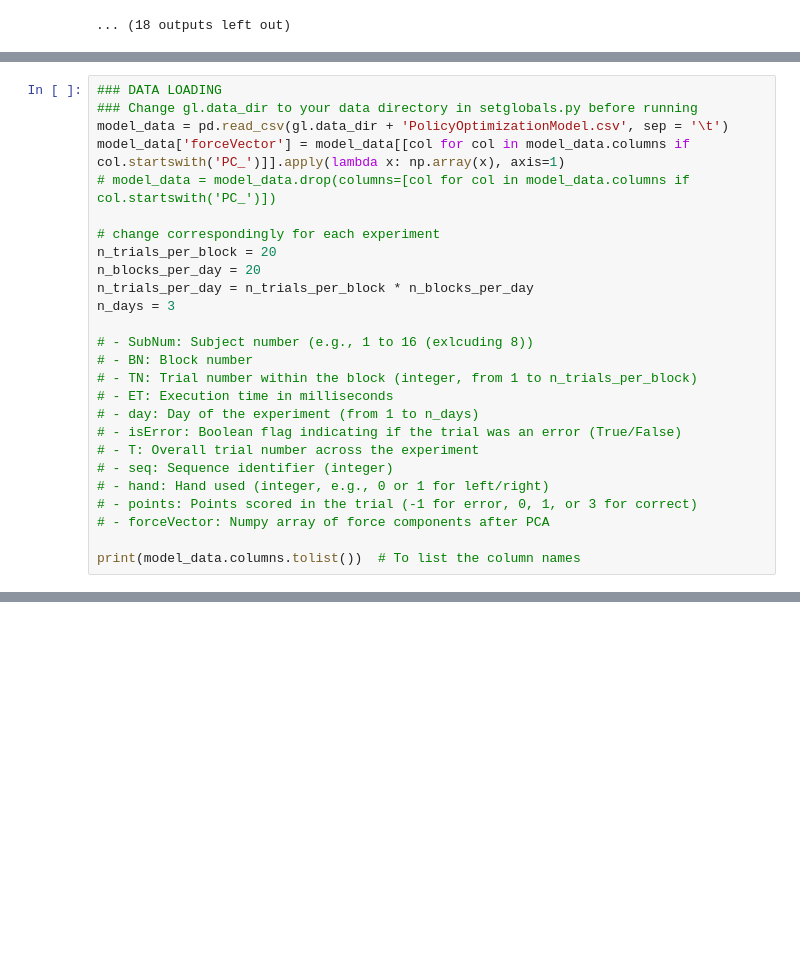
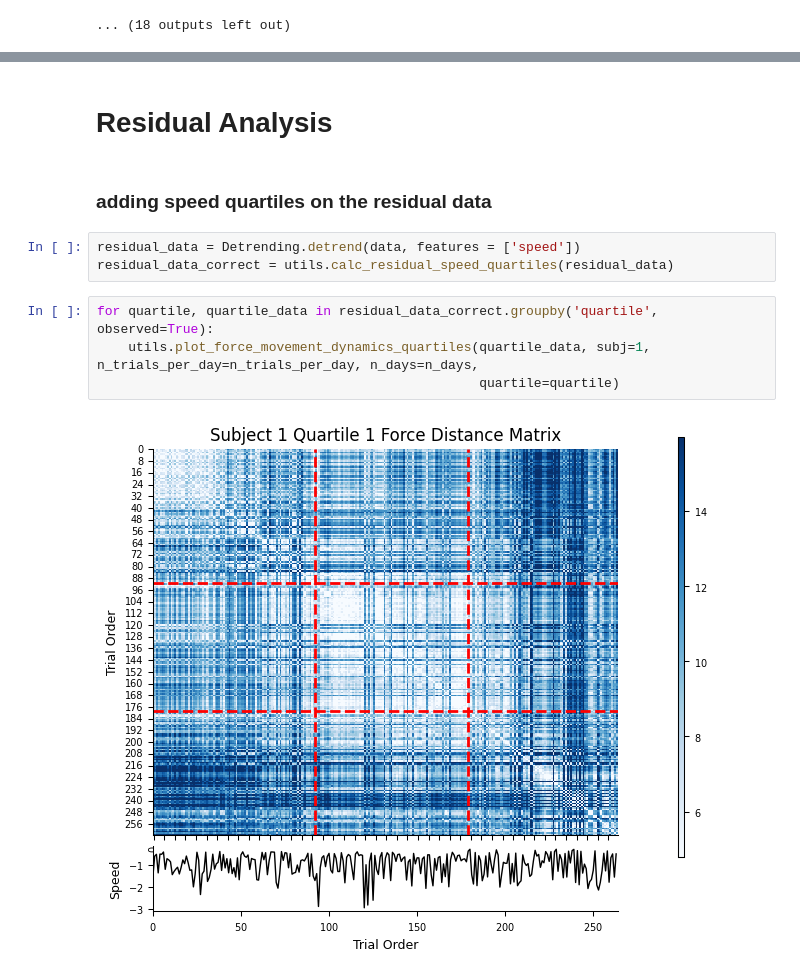
Before and after one commit to manazerzadeh/SequenceLearningDynamics, a Jupyter notebook: LearningDynamicsModel.ipynb, the cells around one changed output, grey strips where cells are left out. Cells and saved outputs as stored; diff of their text form; blank space fills up the shorter version.

Commit message:
Quartile analysis updated

```diff
--- a/LearningDynamicsModel.ipynb
+++ b/LearningDynamicsModel.ipynb
@@ -163,26 +161,0 @@ train_r2s, test_r2s = utils.plot_residual_fits(residual_data_correct)
-# %%
-### DATA LOADING
-### Change gl.data_dir to your data directory in setglobals.py before running
-model_data = pd.read_csv(gl.data_dir + 'PolicyOptimizationModel.csv', sep = '\t')
-model_data['forceVector'] = model_data[[col for col in model_data.columns if col.startswith('PC_')]].apply(lambda x: np.array(x), axis=1)
-# model_data = model_data.drop(columns=[col for col in model_data.columns if col.startswith('PC_')])
-
-# change correspondingly for each experiment
-n_trials_per_block = 20
-n_blocks_per_day = 20
-n_trials_per_day = n_trials_per_block * n_blocks_per_day
-n_days = 3
-
-# - SubNum: Subject number (e.g., 1 to 16 (exlcuding 8))
-# - BN: Block number
-# - TN: Trial number within the block (integer, from 1 to n_trials_per_block)
-# - ET: Execution time in milliseconds
-# - day: Day of the experiment (from 1 to n_days)
-# - isError: Boolean flag indicating if the trial was an error (True/False)
-# - T: Overall trial number across the experiment
-# - seq: Sequence identifier (integer)
-# - hand: Hand used (integer, e.g., 0 or 1 for left/right)
-# - points: Points scored in the trial (-1 for error, 0, 1, or 3 for correct)
-# - forceVector: Numpy array of force components after PCA
-
-print(model_data.columns.tolist())  # To list the column names
@@ -386,0 +184,13 @@ Test R^2: -0.0004
+# %% [markdown]
+# Residual Analysis
+# %% [markdown]
+### adding speed quartiles on the residual data
+# %%
+residual_data = Detrending.detrend(data, features = ['speed'])
+residual_data_correct = utils.calc_residual_speed_quartiles(residual_data)
+# %%
+for quartile, quartile_data in residual_data_correct.groupby('quartile', observed=True):
+    utils.plot_force_movement_dynamics_quartiles(quartile_data, subj=1, n_trials_per_day=n_trials_per_day, n_days=n_days,
+                                                 quartile=quartile)
+# %% [output]
+[figure, added]
```
Also changed, not shown: parts of 16 cells of this notebook, 4 other files.
